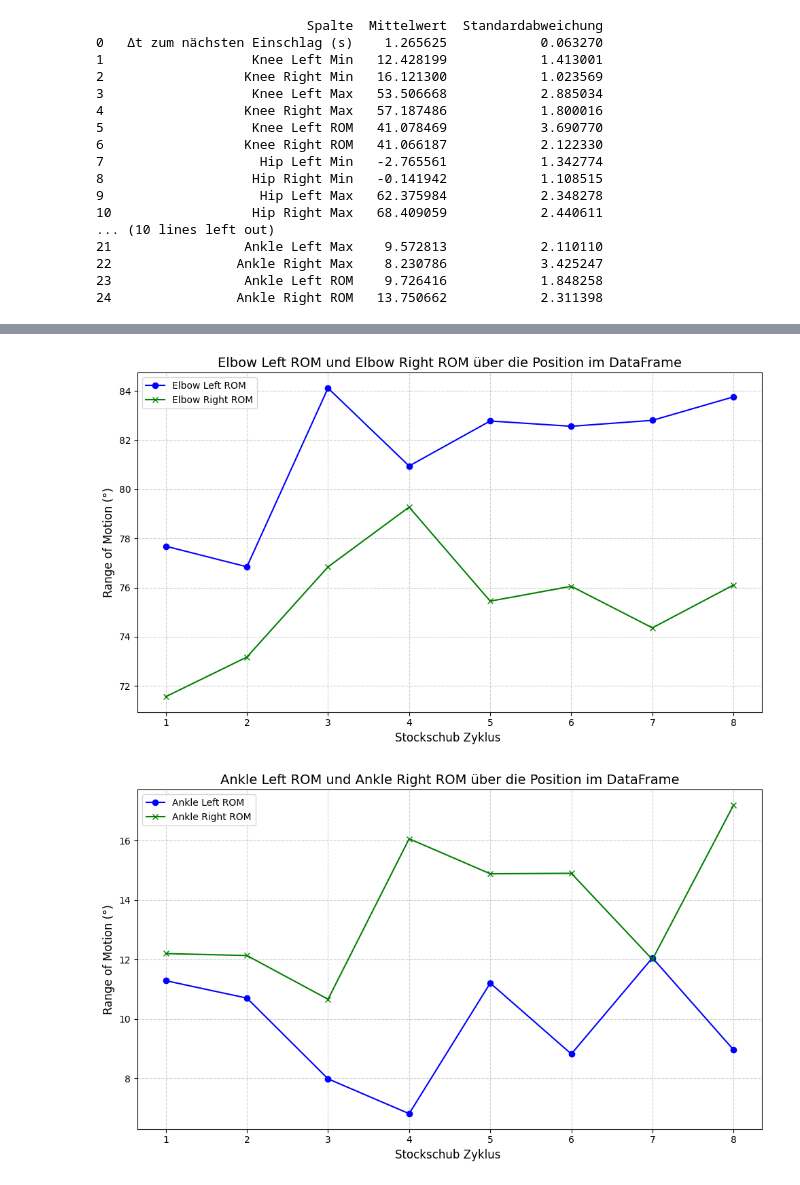
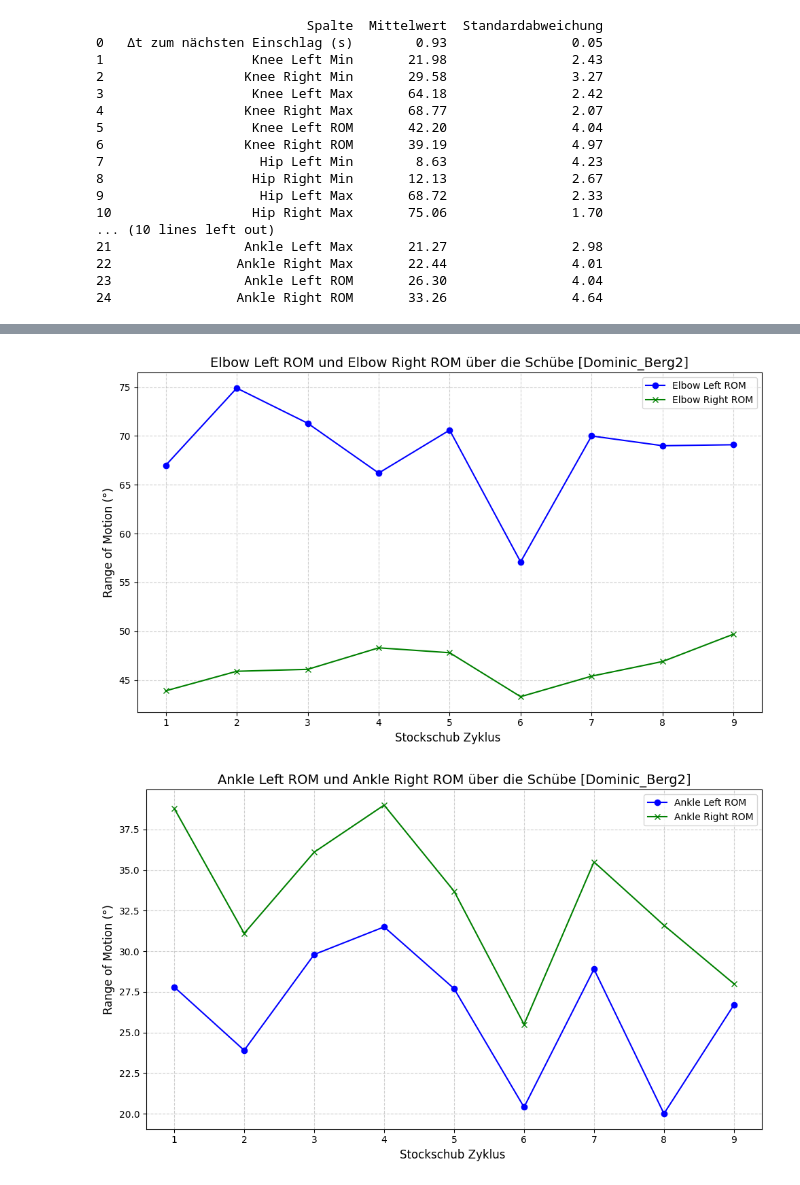
Before and after one commit to VogtD01/MGST_23_Bewegungsanalyse_LL_Doppelstock, a Jupyter notebook: auswerung_Dominic.ipynb, the cells around one changed output, grey strips where cells are left out. Cells and saved outputs as stored; diff of their text form; code cells hidden in the pictures.

```diff
--- a/auswerung_Dominic.ipynb
+++ b/auswerung_Dominic.ipynb
@@ -56,6 +64,6 @@ df_dominic_flach2_22_end = df_dominic_flach2[df_dominic_flach2["time"] >= 22].re
 # Hier kaann einer der in der oberen Zeilen definierten Dataframes verwendet werden um diesen in den nachfolgenden Zeilen zu plotten
 # Dazu einfach den namen hier unten nach dem = Zeichen anpassen
 
-testdf = df_dominic_flach2_22_end
+testdf = df_dominic_berg2
 # %%
 def plot_acceleration_y_axis(df, title_suffix=""):
@@ -92,11 +107,18 @@ def plot_peaks_on_axis(df, axis_col, height=7000, distance=20, min_time_diff=0.5
     df["is_peak"] = False
     df.loc[df.index[filtered_peaks], "is_peak"] = True
 
+    # Aktivitätsnamen für den Titel holen (nur falls "Aufzeichnung" existiert)
+    if "Aufzeichnung" in df.columns:
+        activity = df["Aufzeichnung"].iloc[0]
+        title = f"Erkannte Stockeinsätze auf {axis_col} von [{activity}]{title_suffix}"
+    else:
+        title = f"Erkannte Stockeinsätze auf {axis_col}{title_suffix}"
+
     # Plot mit Markierungen
     plt.figure(figsize=(12, 5))
     plt.plot(df["time"], df[axis_col], label=axis_col, color="black")
     plt.plot(df["time"].iloc[filtered_peaks], df[axis_col].iloc[filtered_peaks], "ro", label="Stockeinsatz")
-    plt.title(f"Erkannte Stockeinsätze auf {axis_col}{title_suffix}")
+    plt.title(title)
     plt.xlabel("Zeit (s)")
     plt.ylabel("Beschleunigung (mG)")
     plt.legend()
@@ -106,5 +128,5 @@ def plot_peaks_on_axis(df, axis_col, height=7000, distance=20, min_time_diff=0.5
     return filtered_peaks
 
 # Beispiel-Aufruf:
-peaks = plot_peaks_on_axis(testdf, "RT Hand Accel Sensor Y (mG)", height=7000, distance=20, min_time_diff=0.5, title_suffix=" (0–15 s)")
+peaks = plot_peaks_on_axis(testdf, "RT Hand Accel Sensor Y (mG)", height=7000, distance=20, min_time_diff=0.5)
 # %% [output]
@@ -341,9 +468,9 @@ def berechne_statistik_rom(df):
     Berechnet Mittelwert und Standardabweichung für alle numerischen Spalten ab der dritten Spalte eines DataFrames.
     Gibt ein DataFrame mit Spaltenname, Mittelwert und Standardabweichung zurück.
     """
-    numerische_spalten = df.columns[2:]  # Spalten ab der dritten Spalte
-    durchschnittswerte = df[numerische_spalten].mean()
-    standardabweichungen = df[numerische_spalten].std()
+    numerische_spalten = df.columns[4:]  # Spalten ab der dritten Spalte
+    durchschnittswerte = df[numerische_spalten].mean().round(2)
+    standardabweichungen = df[numerische_spalten].std().round(2)
 
     statistik_df = pd.DataFrame({
         "Spalte": numerische_spalten,
@@ -353,32 +480,37 @@ def berechne_statistik_rom(df):
     return statistik_df
 
 # Beispiel-Aufruf:
-statistik_df = berechne_statistik_rom(max_min_rom_df)
+statistik_df = berechne_statistik_rom(max_min_rom_df_zeit)
 print(statistik_df)
 # %% [output]
                            Spalte  Mittelwert  Standardabweichung
-0   Δt zum nächsten Einschlag (s)    1.265625            0.063270
-1                   Knee Left Min   12.428199            1.413001
-2                  Knee Right Min   16.121300            1.023569
-3                   Knee Left Max   53.506668            2.885034
-4                  Knee Right Max   57.187486            1.800016
-5                   Knee Left ROM   41.078469            3.690770
-6                  Knee Right ROM   41.066187            2.122330
-7                    Hip Left Min   -2.765561            1.342774
-8                   Hip Right Min   -0.141942            1.108515
-9                    Hip Left Max   62.375984            2.348278
-10                  Hip Right Max   68.409059            2.440611
+0   Δt zum nächsten Einschlag (s)        0.93                0.05
+1                   Knee Left Min       21.98                2.43
+2                  Knee Right Min       29.58                3.27
+3                   Knee Left Max       64.18                2.42
+4                  Knee Right Max       68.77                2.07
+5                   Knee Left ROM       42.20                4.04
+6                  Knee Right ROM       39.19                4.97
+7                    Hip Left Min        8.63                4.23
+8                   Hip Right Min       12.13                2.67
+9                    Hip Left Max       68.72                2.33
+10                  Hip Right Max       75.06                1.70
 ... (10 lines left out)
-21                 Ankle Left Max    9.572813            2.110110
-22                Ankle Right Max    8.230786            3.425247
-23                 Ankle Left ROM    9.726416            1.848258
-24                Ankle Right ROM   13.750662            2.311398
+21                 Ankle Left Max       21.27                2.98
+22                Ankle Right Max       22.44                4.01
+23                 Ankle Left ROM       26.30                4.04
+24                Ankle Right ROM       33.26                4.64
 # %%
 
 def plot_rom_verlauf(df, spalte_links, spalte_rechts, title="ROM-Verlauf", ylabel="Range of Motion (°)"):
     """
     Plottet den Verlauf von zwei ROM-Spalten (z.B. links/rechts) über die Schub-Nummer (beginnend bei 1).
+    Der Titel wird automatisch um die Aktivität ergänzt, falls vorhanden.
     """
+    # Aktivitätsnamen für den Titel holen (nur falls "Aufzeichnung" existiert)
+    if "Aufzeichnung" in df.columns:
+        activity = df["Aufzeichnung"].iloc[0]
+        title = f"{title} [{activity}]"
     plt.figure(figsize=(10, 6))
     schuab_nummer = np.arange(1, len(df) + 1)  # Schub 1, 2, 3, ...
     plt.plot(schuab_nummer, df[spalte_links], label=spalte_links, color="blue", marker="o")
@@ -392,8 +524,8 @@ def plot_rom_verlauf(df, spalte_links, spalte_rechts, title="ROM-Verlauf", ylabe
     plt.show()
 
 # Beispiel-Aufruf:
-plot_rom_verlauf(max_min_rom_df, "Knee Left ROM", "Knee Right ROM", title="Knee Left ROM und Knee Right ROM über die Position im DataFrame")
-plot_rom_verlauf(max_min_rom_df, "Hip Left ROM", "Hip Right ROM", title="Hip Left ROM und Hip Right ROM über die Position im DataFrame")
-plot_rom_verlauf(max_min_rom_df, "Elbow Left ROM", "Elbow Right ROM", title="Elbow Left ROM und Elbow Right ROM über die Position im DataFrame")
-plot_rom_verlauf(max_min_rom_df, "Ankle Left ROM", "Ankle Right ROM", title="Ankle Left ROM und Ankle Right ROM über die Position im DataFrame")
+plot_rom_verlauf(max_min_rom_df_zeit, "Knee Left ROM", "Knee Right ROM", title="Knee Left ROM und Knee Right ROM über die Schübe")
+plot_rom_verlauf(max_min_rom_df_zeit, "Hip Left ROM", "Hip Right ROM", title="Hip Left ROM und Hip Right ROM über die Schübe")
+plot_rom_verlauf(max_min_rom_df_zeit, "Elbow Left ROM", "Elbow Right ROM", title="Elbow Left ROM und Elbow Right ROM über die Schübe")
+plot_rom_verlauf(max_min_rom_df_zeit, "Ankle Left ROM", "Ankle Right ROM", title="Ankle Left ROM und Ankle Right ROM über die Schübe")
 # %% [output]
@@ -402,5 +534,5 @@ plot_rom_verlauf(max_min_rom_df, "Ankle Left ROM", "Ankle Right ROM", title="Ank
-[figure, old version]
+[figure, new version]
-[figure, old version]
+[figure, new version]
 # %%
 def plot_all_rom_verlauf(df, title="Range of Motion (ROM) für Knie, Hüfte, Ellbogen und Sprunggelenk", ylabel="Range of Motion (°)"):
     """
```
Also changed, not shown: parts of 14 cells of this notebook, 12 other files.
